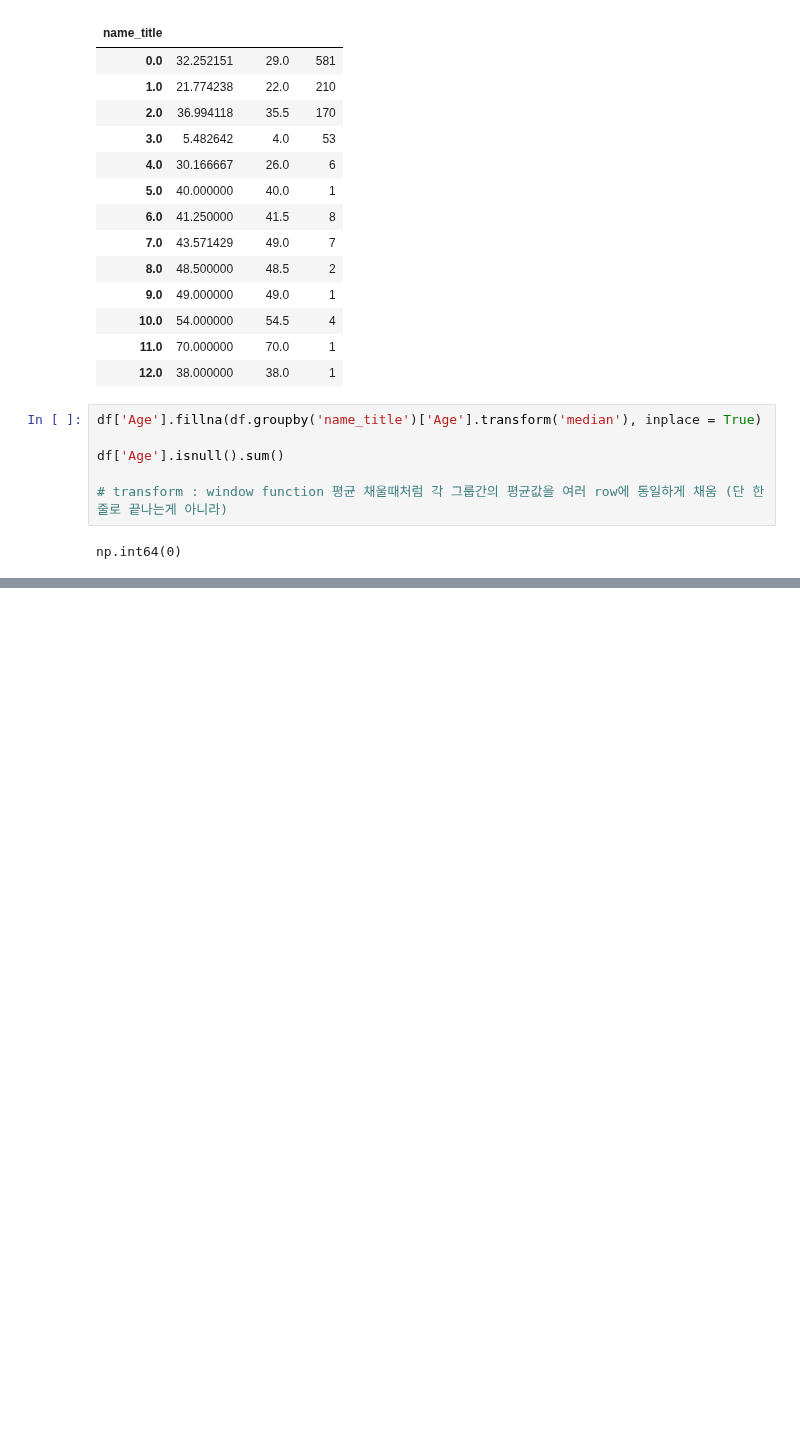
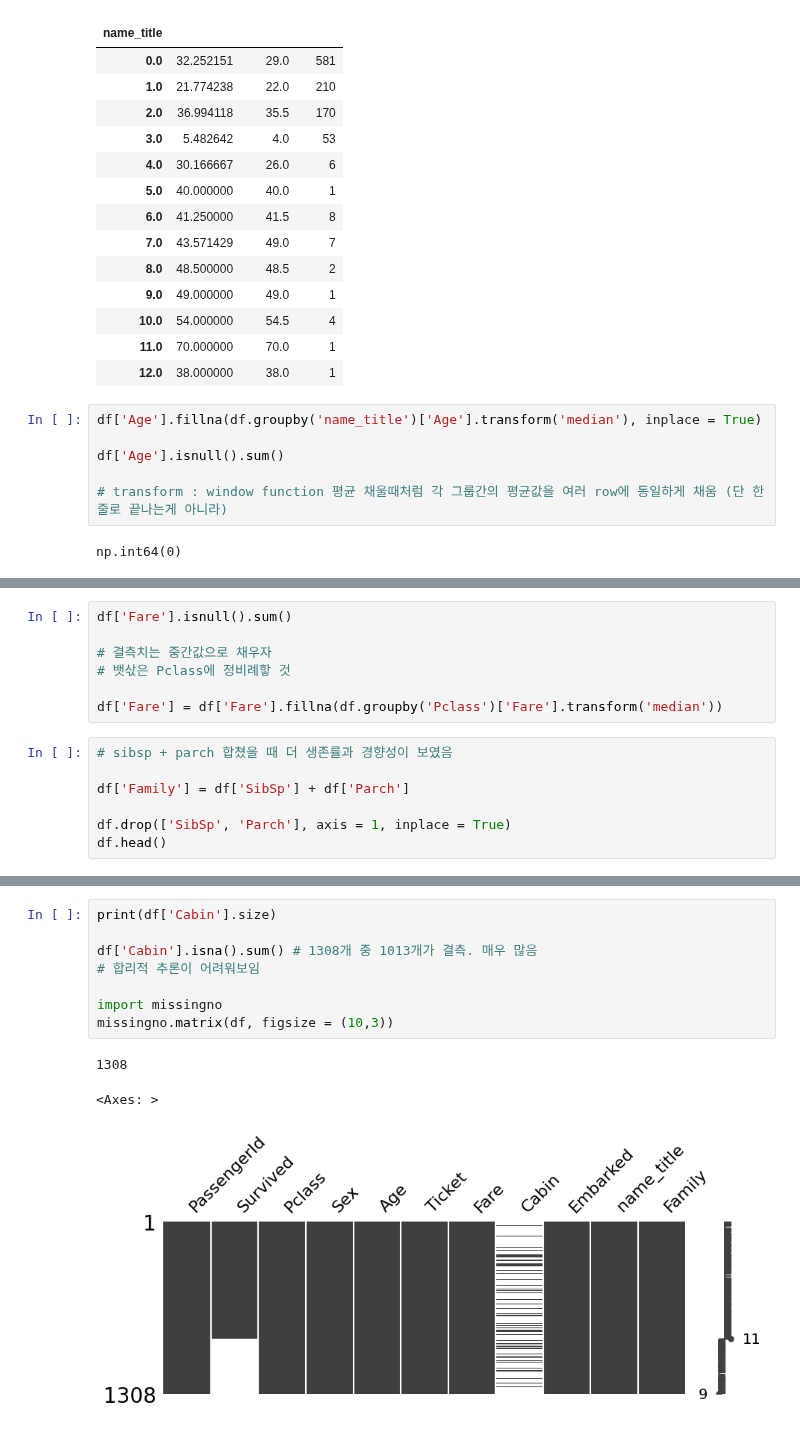
Before and after one commit to miji-lee-kr/titanic_practice, a Jupyter notebook: titanic.ipynb, the cells around one changed output, grey strips where cells are left out. Saved outputs shown, nothing was run; the diff lists cells and outputs as text; blank space fills up the shorter version.

Commit message:
Feature engineering - Cabin

```diff
--- a/titanic.ipynb
+++ b/titanic.ipynb
@@ -507,0 +528,14 @@ Name: count, dtype: int64
+# %%
+df['Fare'].isnull().sum()
+
+# 결측치는 중간값으로 채우자
+# 뱃삯은 Pclass에 정비례핳 것
+
+df['Fare'] = df['Fare'].fillna(df.groupby('Pclass')['Fare'].transform('median'))
+# %%
+# sibsp + parch 합쳤을 때 더 생존률과 경향성이 보였음
+
+df['Family'] = df['SibSp'] + df['Parch']
+
+df.drop(['SibSp', 'Parch'], axis = 1, inplace = True)
+df.head()
@@ -507,0 +549,12 @@ Name: count, dtype: int64
+# %%
+print(df['Cabin'].size)
+
+df['Cabin'].isna().sum() # 1308개 중 1013개가 결측. 매우 많음
+# 합리적 추론이 어려워보임
+
+import missingno
+missingno.matrix(df, figsize = (10,3))
+# %% [output]
+1308
+<Axes: >
+[figure, added]
```
Also changed, not shown: parts of 11 cells of this notebook.
